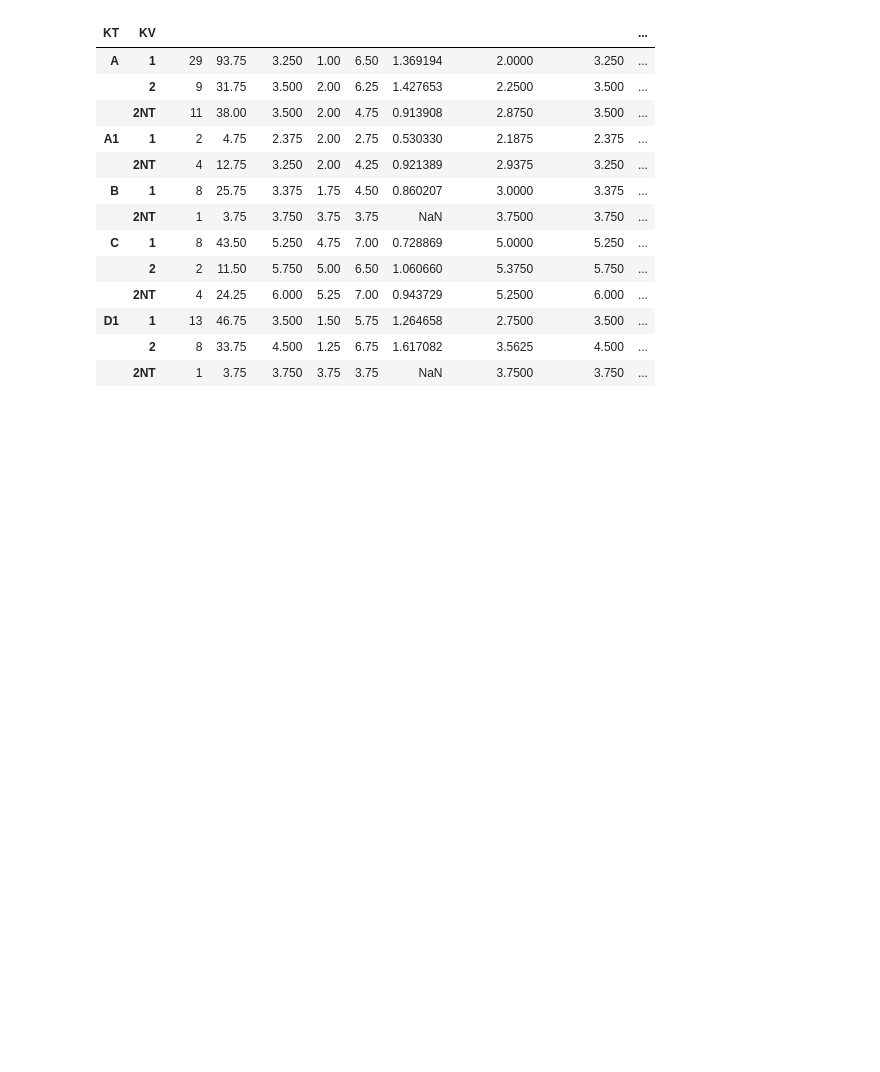
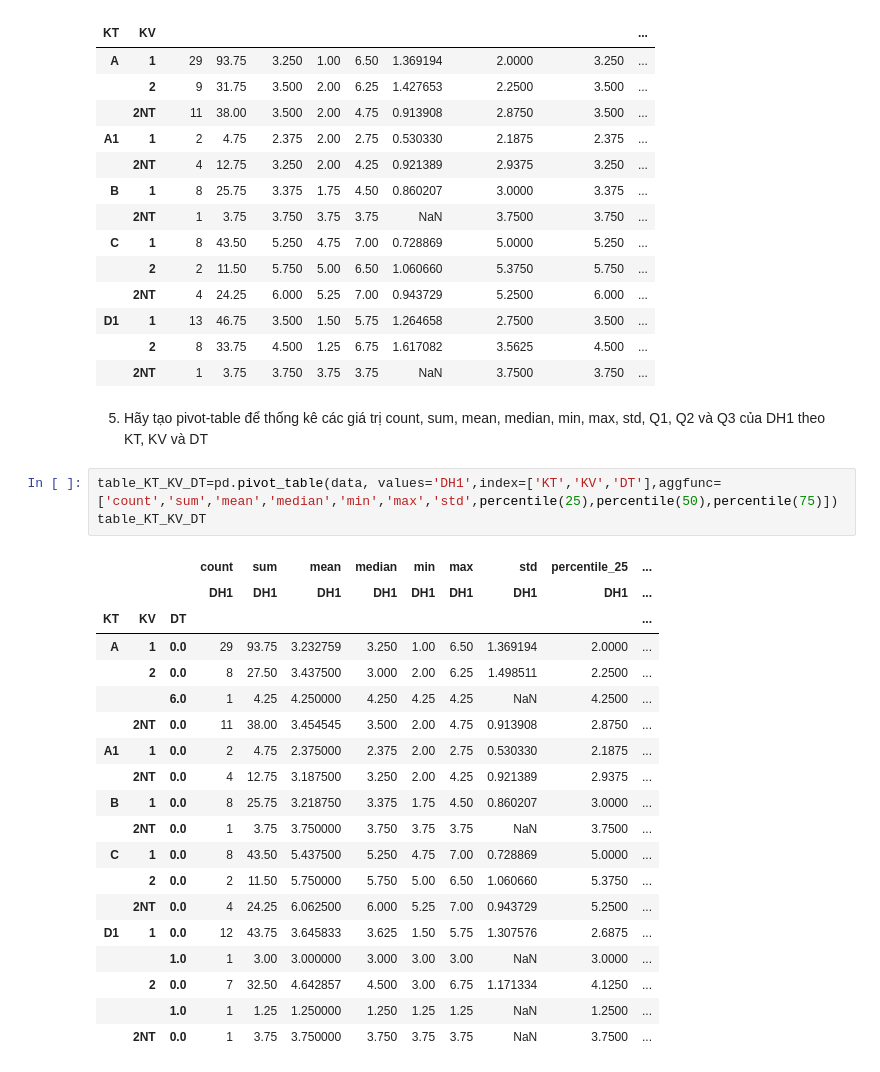
Before and after one commit to trinhvanypro1/-DataAnalystDeepLearning, a Jupyter notebook: Lab2.ipynb, the cells around one changed output. Saved outputs shown, nothing was run; the diff lists cells and outputs as text; blank space fills up the shorter version.

```diff
--- a/Lab2.ipynb
+++ b/Lab2.ipynb
@@ -100,3 +100,28 @@ table_KT_KV
 | D1 | 1 | 13 | 46.75 | 3.500 | 1.50 | 5.75 | 1.264658 | 2.7500 | 3.500 | ... |
 |  | 2 | 8 | 33.75 | 4.500 | 1.25 | 6.75 | 1.617082 | 3.5625 | 4.500 | ... |
 |  | 2NT | 1 | 3.75 | 3.750 | 3.75 | 3.75 | NaN | 3.7500 | 3.750 | ... |
+# %% [markdown]
+5. Hãy tạo pivot-table để thống kê các giá trị count, sum, mean, median, min, max, std, Q1, Q2 và Q3 của DH1 theo KT, KV và DT
+# %%
+table_KT_KV_DT=pd.pivot_table(data, values='DH1',index=['KT','KV','DT'],aggfunc=['count','sum','mean','median','min','max','std',percentile(25),percentile(50),percentile(75)])
+table_KT_KV_DT
+# %% [output]
+|  |  |  | count | sum | mean | median | min | max | std | percentile_25 | ... |
+|  |  |  | DH1 | DH1 | DH1 | DH1 | DH1 | DH1 | DH1 | DH1 | ... |
+| KT | KV | DT |  |  |  |  |  |  |  |  | ... |
+| A | 1 | 0.0 | 29 | 93.75 | 3.232759 | 3.250 | 1.00 | 6.50 | 1.369194 | 2.0000 | ... |
+|  | 2 | 0.0 | 8 | 27.50 | 3.437500 | 3.000 | 2.00 | 6.25 | 1.498511 | 2.2500 | ... |
+|  |  | 6.0 | 1 | 4.25 | 4.250000 | 4.250 | 4.25 | 4.25 | NaN | 4.2500 | ... |
+|  | 2NT | 0.0 | 11 | 38.00 | 3.454545 | 3.500 | 2.00 | 4.75 | 0.913908 | 2.8750 | ... |
+| A1 | 1 | 0.0 | 2 | 4.75 | 2.375000 | 2.375 | 2.00 | 2.75 | 0.530330 | 2.1875 | ... |
+|  | 2NT | 0.0 | 4 | 12.75 | 3.187500 | 3.250 | 2.00 | 4.25 | 0.921389 | 2.9375 | ... |
+| B | 1 | 0.0 | 8 | 25.75 | 3.218750 | 3.375 | 1.75 | 4.50 | 0.860207 | 3.0000 | ... |
+|  | 2NT | 0.0 | 1 | 3.75 | 3.750000 | 3.750 | 3.75 | 3.75 | NaN | 3.7500 | ... |
+| C | 1 | 0.0 | 8 | 43.50 | 5.437500 | 5.250 | 4.75 | 7.00 | 0.728869 | 5.0000 | ... |
+|  | 2 | 0.0 | 2 | 11.50 | 5.750000 | 5.750 | 5.00 | 6.50 | 1.060660 | 5.3750 | ... |
+|  | 2NT | 0.0 | 4 | 24.25 | 6.062500 | 6.000 | 5.25 | 7.00 | 0.943729 | 5.2500 | ... |
+| D1 | 1 | 0.0 | 12 | 43.75 | 3.645833 | 3.625 | 1.50 | 5.75 | 1.307576 | 2.6875 | ... |
+|  |  | 1.0 | 1 | 3.00 | 3.000000 | 3.000 | 3.00 | 3.00 | NaN | 3.0000 | ... |
+|  | 2 | 0.0 | 7 | 32.50 | 4.642857 | 4.500 | 3.00 | 6.75 | 1.171334 | 4.1250 | ... |
+|  |  | 1.0 | 1 | 1.25 | 1.250000 | 1.250 | 1.25 | 1.25 | NaN | 1.2500 | ... |
+|  | 2NT | 0.0 | 1 | 3.75 | 3.750000 | 3.750 | 3.75 | 3.75 | NaN | 3.7500 | ... |
```
Also changed, not shown: parts of 5 cells of this notebook.
